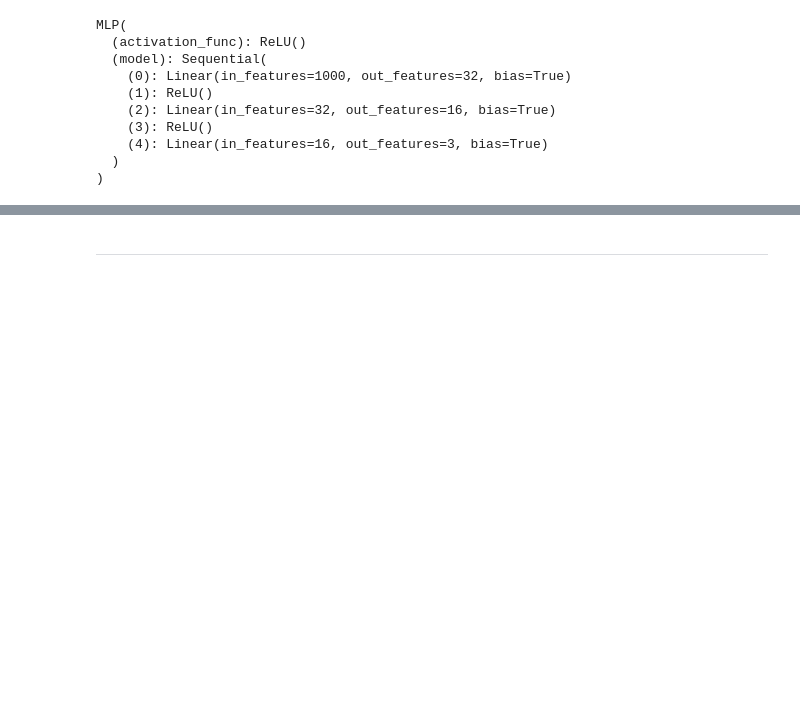
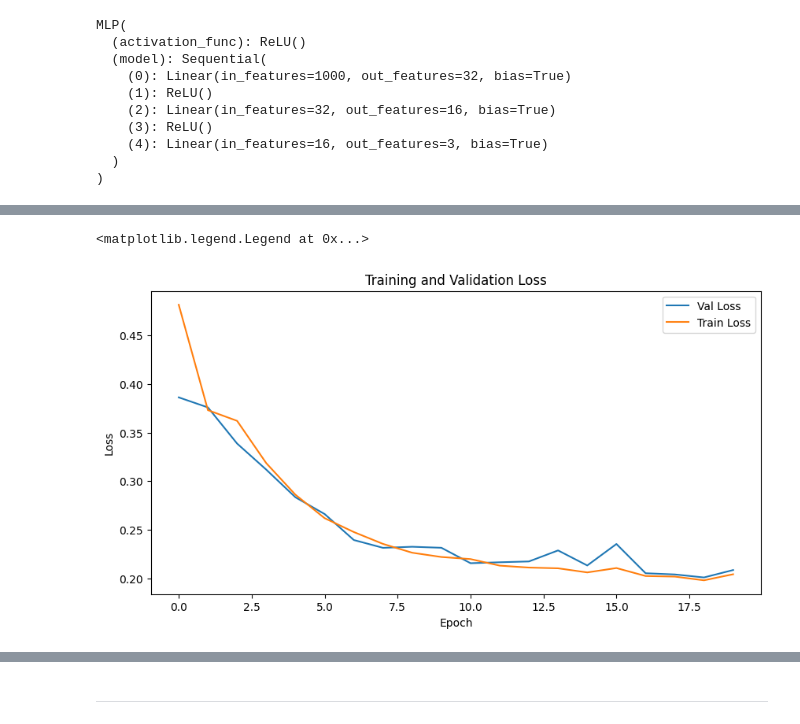
Before and after one commit to petrobras/3W, a Jupyter notebook: docs/notebooks/mlp_timeseries_example.ipynb, the cells around one changed output, grey strips where cells are left out. Drawn from its saved outputs; the diff is of its cells as text; code cells hidden in the pictures; blank space fills up the shorter version.

```diff
--- a/docs/notebooks/mlp_timeseries_example.ipynb
+++ b/docs/notebooks/mlp_timeseries_example.ipynb
@@ -153,2 +155,14 @@ Test Metrics: {'accuracy_score': 0.9528775763036378, '<lambda>': 0.9528775763036
+# %%
+history = trainer.history[0]
+plt.figure(figsize=(10, 5))
+plt.plot(history["val_loss"], label="Val Loss")
+plt.plot(history["train_loss"], label="Train Loss")
+plt.title("Training and Validation Loss")
+plt.xlabel("Epoch")
+plt.ylabel("Loss")
+plt.legend()
+# %% [output]
+<matplotlib.legend.Legend at 0x...>
+[figure, added]
 # %%
 # Visualize training history
```
Also changed, not shown: parts of 21 cells of this notebook, 1 other file.
